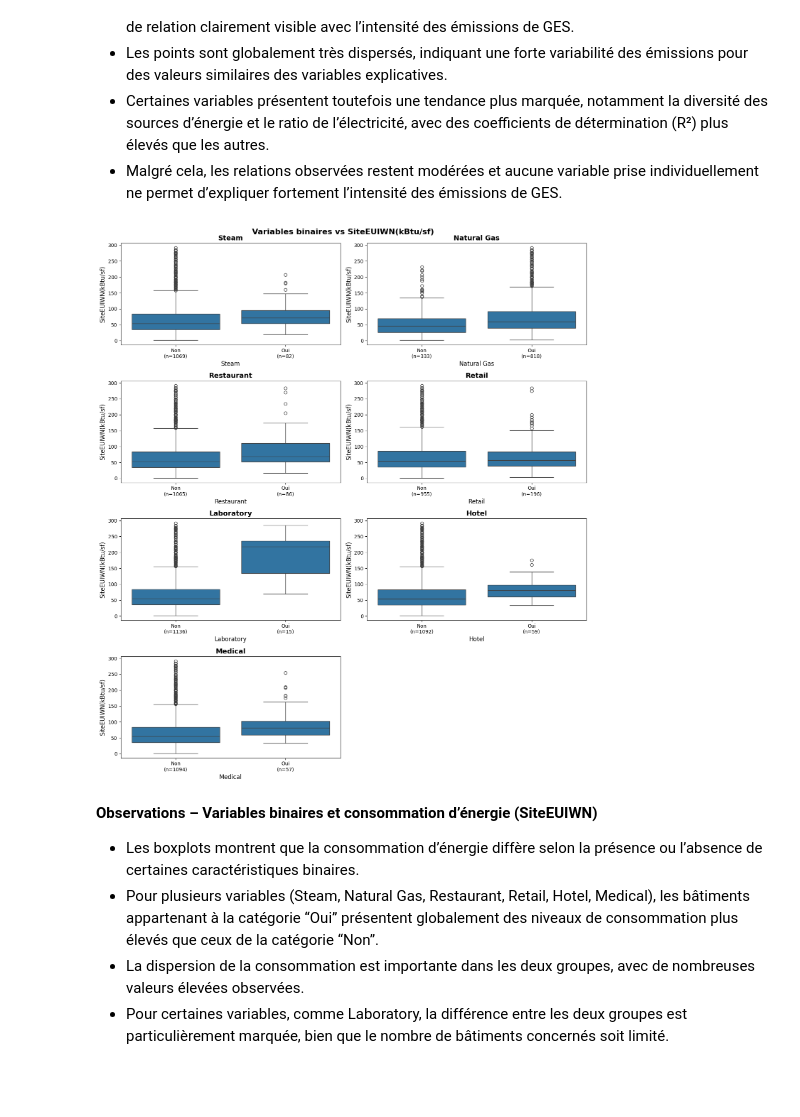
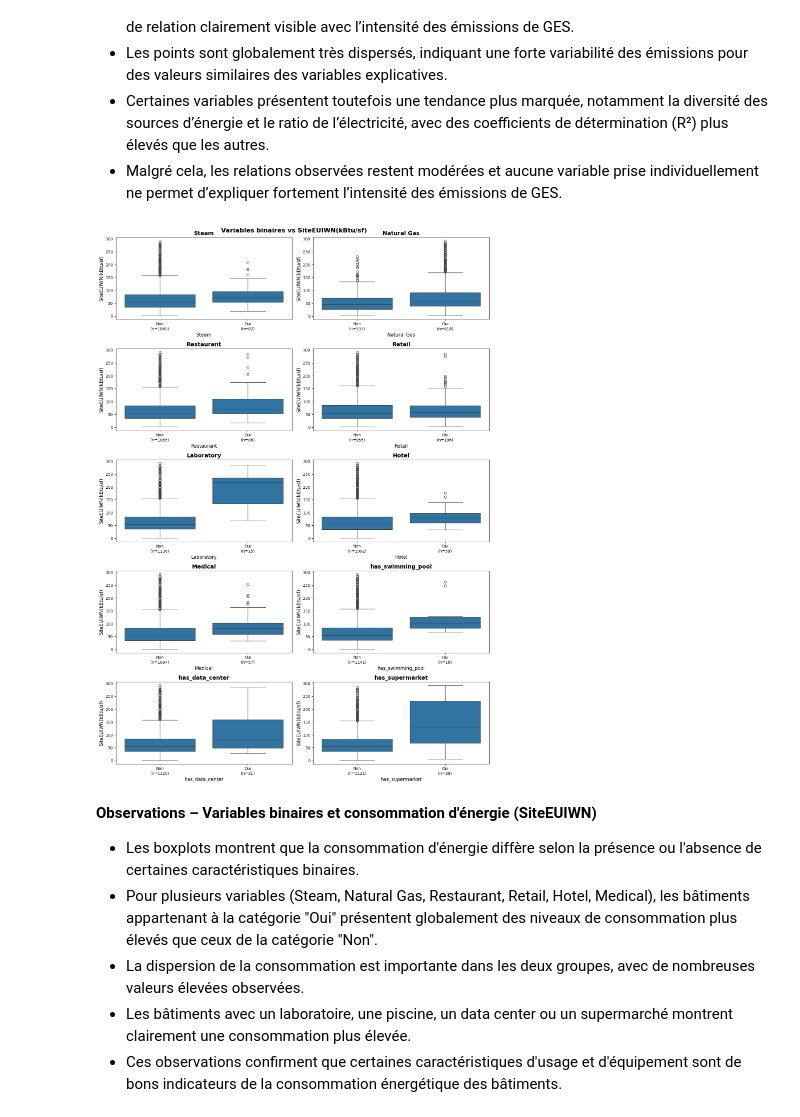
Before and after one commit to RaphaelRIVIERE/Projet-3-Anticipez-les-besoins-en-consommations-de-b-timents, a Jupyter notebook: notebook_1.ipynb, the cells around one changed output. Drawn from its saved outputs; the diff is of its cells as text; code cells hidden in the pictures; blank space fills up the shorter version.

```diff
--- a/notebook_1.ipynb
+++ b/notebook_1.ipynb
@@ -1487,11 +1487,7 @@ Nombre de bâtiments avec une GFA résiduelle négative : 128
 # %%
 def finalize_gfa_fill_zero(df: pd.DataFrame) -> pd.DataFrame:
     """
-    Remplit à zéro les GFA par usage restantes lorsqu'aucune imputation fiable
-    n'est possible, et ajoute un flag de traçabilité.
-
-    - Si au moins une GFA par usage est NaN, la ligne est flaguée.
-    - Toutes les GFA par usage sont ensuite remplies à 0.
+    Remplit les valeurs NaN des colonnes GFA des usages par 0.
     """
     df_work = df.copy()
 
@@ -1501,9 +1497,6 @@ def finalize_gfa_fill_zero(df: pd.DataFrame) -> pd.DataFrame:
         'ThirdLargestPropertyUseTypeGFA',
     ]
 
-    # Flag des valeurs imputées par convention
-    df_work['gfa_filled_zero'] = df_work[gfa_cols].isna().any(axis=1)
-
     # Convention finale : NaN -> 0
     df_work[gfa_cols] = df_work[gfa_cols].fillna(0)
 
@@ -3143,12 +3125,6 @@ def create_feature_energetique(df: pd.DataFrame, verbose: bool = False) -> pd.Da
         df_work['has_natural_gas']
     )
 
-    # Feature: Proportion électricité dans le mix énergétique
-    df_work['electricity_share'] = df_work['Electricity(kBtu)'] / (df_work['Electricity(kBtu)'] + df_work['NaturalGas(kBtu)'] + df_work['SteamUse(kBtu)'])
-
-    # Feature: Proportion du gaz naturel dans le mix énergétique
-    df_work['natural_gas_share'] = df_work['NaturalGas(kBtu)'] / (df_work['Electricity(kBtu)'] + df_work['NaturalGas(kBtu)'] + df_work['SteamUse(kBtu)'])
-
     if verbose:
         display_columns_info(
             df_work,
@@ -3156,9 +3132,7 @@ def create_feature_energetique(df: pd.DataFrame, verbose: bool = False) -> pd.Da
                 'has_steam',
                 'has_electricity',
                 'has_natural_gas',
-                'energy_source_diversity',
-                'electricity_share',
-                'natural_gas_share'
+                'energy_source_diversity'
             ]
         )
         distribution_column(df_work, 'energy_source_diversity')
@@ -3335,6 +3312,15 @@ def create_use_features(df: pd.DataFrame) -> pd.DataFrame:
         # Medical - couvre toutes les installations médicales
         'medical': r'\b(?:Hospital \(General Medical & Surgical\)|Medical Office|Other/Specialty Hospital|Urgent Care/Clinic/Other Outpatient|Outpatient Rehabilitation/Physical Therapy)\b',
 
+        # Swimming Pool
+        'swimming_pool': r'\bSwimming Pool\b',
+
+        # Data Center
+        'data_center': r'\bData Center\b',
+
+        # Supermarket / Grocery
+        'supermarket': r'\bSupermarket/Grocery Store\b',
+
     }
 
     uses = df_work['ListOfAllPropertyUseTypes_clean']
@@ -3425,10 +3410,8 @@ correlation_heatmap(df)
 def highly_correlated_features(df: pd.DataFrame) -> pd.DataFrame:
     return remove_columns(
         df,
-        [
-        'building_ratio',
-        'natural_gas_share',
-    ])
+        ['building_ratio']
+    )
 
 df = highly_correlated_features(df)
 data_cleaners.append(highly_correlated_features)
@@ -3531,7 +3509,8 @@ plt.show()
 # %%
 binary_vars = [
     'has_steam', 'has_natural_gas', 'has_restaurant',
-    'has_retail', 'has_laboratory', 'has_hotel', 'has_medical'
+    'has_retail', 'has_laboratory', 'has_hotel', 'has_medical',
+    'has_swimming_pool', 'has_data_center', 'has_supermarket'
 ]
 
 binary_labels = {
@@ -3541,7 +3520,10 @@ binary_labels = {
     'has_retail': 'Retail',
     'has_laboratory': 'Laboratory',
     'has_hotel': 'Hotel',
-    'has_medical': 'Medical'
+    'has_medical': 'Medical',
+    'swimming_pool': 'Swimming Pool',
+    'data_center': 'Data Center',
+    'supermarket': 'Supermarket/Grocery',
 }
 
 def plot_binary_vars_vs_target(
@@ -3598,41 +3580,42 @@ def plot_binary_vars_vs_target(
             x_col=label_col,
             y_col=target,
             title=binary_labels.get(var, var),
             xlabel=binary_labels.get(var, var),
             ylabel=target
         )
 
         # Ajout du nombre d'observations (sans warning matplotlib)
         counts = df_work[var].value_counts()
         labels = [lbl.get_text() for lbl in ax.get_xticklabels()]
 
         new_labels = [
             f"{lbl}\n(n={counts.get(0 if lbl == 'Non' else 1, 0)})"
             for lbl in labels
         ]
 
         ticks = ax.get_xticks()
         ax.set_xticks(ticks)
         ax.set_xticklabels(new_labels)
 
     # Suppression des axes inutilisés
     for i in range(n_vars, len(axes)):
         fig.delaxes(axes[i])
 
     plt.tight_layout()
     plt.show()
 
 
 plot_binary_vars_vs_target(df, binary_vars, binary_labels, TARGET_ENERGY)
 # %% [output]
-[figure, old version]
+[figure, new version]
 # %% [markdown]
-**Observations – Variables binaires et consommation d’énergie (SiteEUIWN)**
+**Observations – Variables binaires et consommation d'énergie (SiteEUIWN)**
 
-- Les boxplots montrent que la consommation d’énergie diffère selon la présence ou l’absence de certaines caractéristiques binaires.
-- Pour plusieurs variables (Steam, Natural Gas, Restaurant, Retail, Hotel, Medical), les bâtiments appartenant à la catégorie “Oui” présentent globalement des niveaux de consommation plus élevés que ceux de la catégorie “Non”.
+- Les boxplots montrent que la consommation d'énergie diffère selon la présence ou l'absence de certaines caractéristiques binaires.
+- Pour plusieurs variables (Steam, Natural Gas, Restaurant, Retail, Hotel, Medical), les bâtiments appartenant à la catégorie "Oui" présentent globalement des niveaux de consommation plus élevés que ceux de la catégorie "Non".
 - La dispersion de la consommation est importante dans les deux groupes, avec de nombreuses valeurs élevées observées.
-- Pour certaines variables, comme Laboratory, la différence entre les deux groupes est particulièrement marquée, bien que le nombre de bâtiments concernés soit limité.
+- Les bâtiments avec un laboratoire, une piscine, un data center ou un supermarché montrent clairement une consommation plus élevée.
+- Ces observations confirment que certaines caractéristiques d'usage et d'équipement sont de bons indicateurs de la consommation énergétique des bâtiments.
 # %%
 plot_binary_vars_vs_target(df, binary_vars, binary_labels, TARGET_CO2)
 # %% [output]
```
Also changed, not shown: parts of 22 cells of this notebook, 2 other files.
